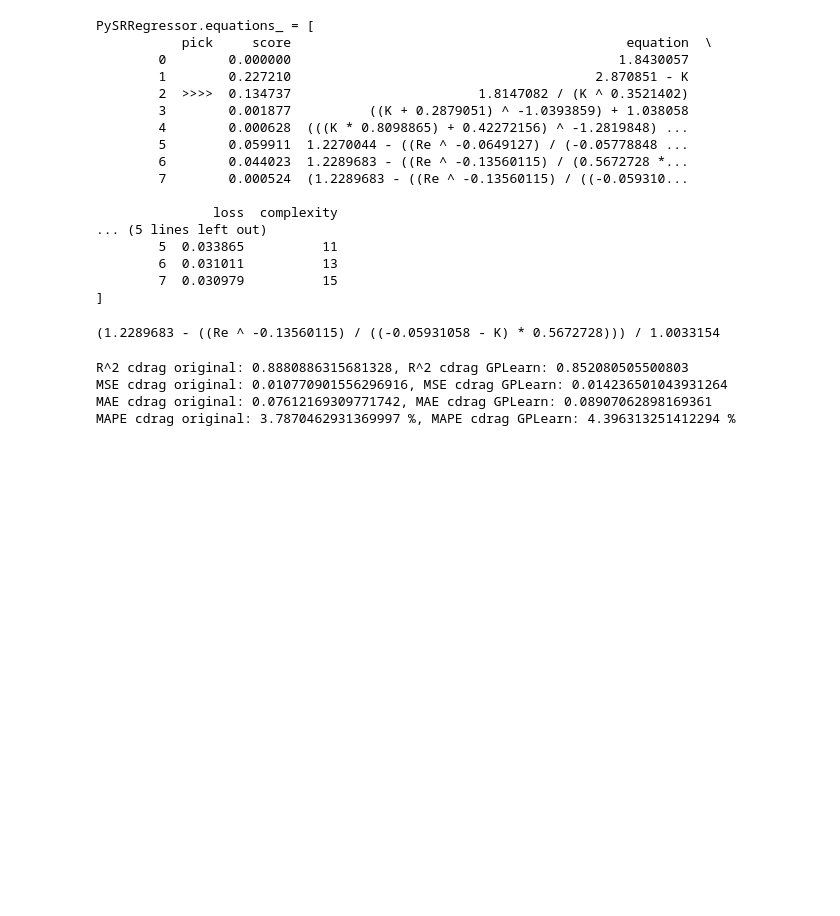
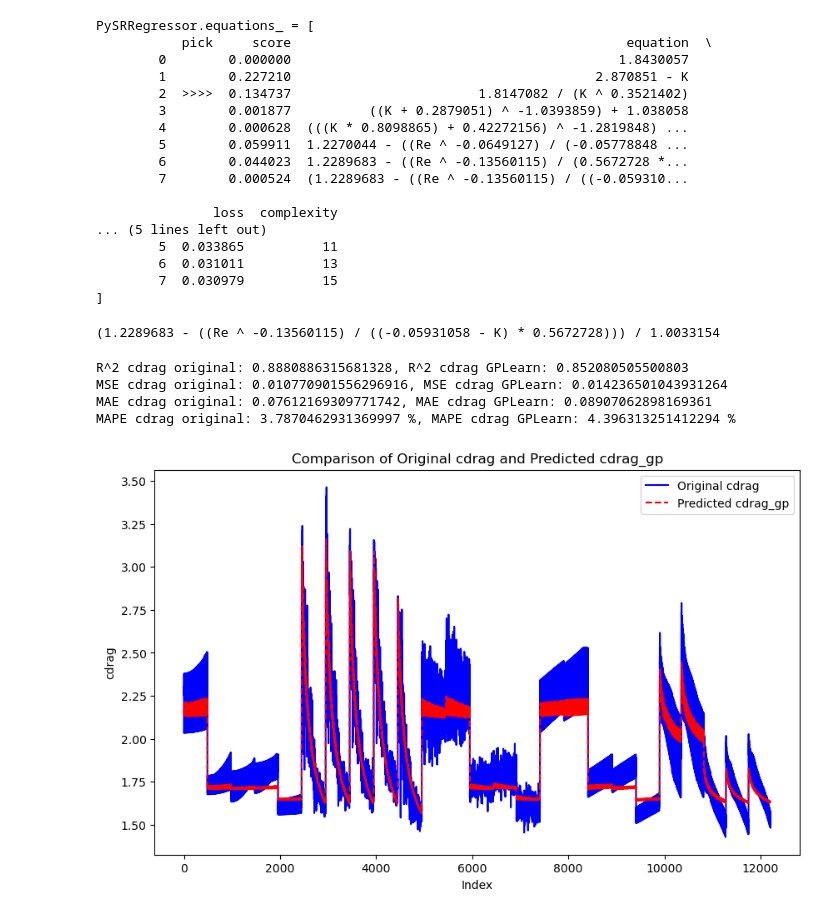
Before and after one commit to LucasHM1951/Optimizacion_LIB, a Jupyter notebook: PySR/test_24_10.ipynb, the cells around one changed output. Saved outputs shown, nothing was run; the diff lists cells and outputs as text; code cells hidden in the pictures; blank space fills up the shorter version.

```diff
--- a/PySR/test_24_10.ipynb
+++ b/PySR/test_24_10.ipynb
@@ -326,3 +326,17 @@ R^2 cdrag original: 0.8880886315681328, R^2 cdrag GPLearn: 0.852080505500803
 MSE cdrag original: 0.010770901556296916, MSE cdrag GPLearn: 0.014236501043931264
 MAE cdrag original: 0.07612169309771742, MAE cdrag GPLearn: 0.08907062898169361
 MAPE cdrag original: 3.7870462931369997 %, MAPE cdrag GPLearn: 4.396313251412294 %
+# %%
+import matplotlib.pyplot as plt
+
+# Plot the results
+plt.figure(figsize=(10, 6))
+plt.plot(y_test.values, label='Original cdrag', color='blue')
+plt.plot(cdrag_gp_pred, label='Predicted cdrag_gp', color='red', linestyle='--')
+plt.xlabel('Index')
+plt.ylabel('cdrag')
+plt.title('Comparison of Original cdrag and Predicted cdrag_gp')
+plt.legend()
+plt.show()
+# %% [output]
+[figure, added]
```
Also changed, not shown: parts of 1 cell of this notebook.
